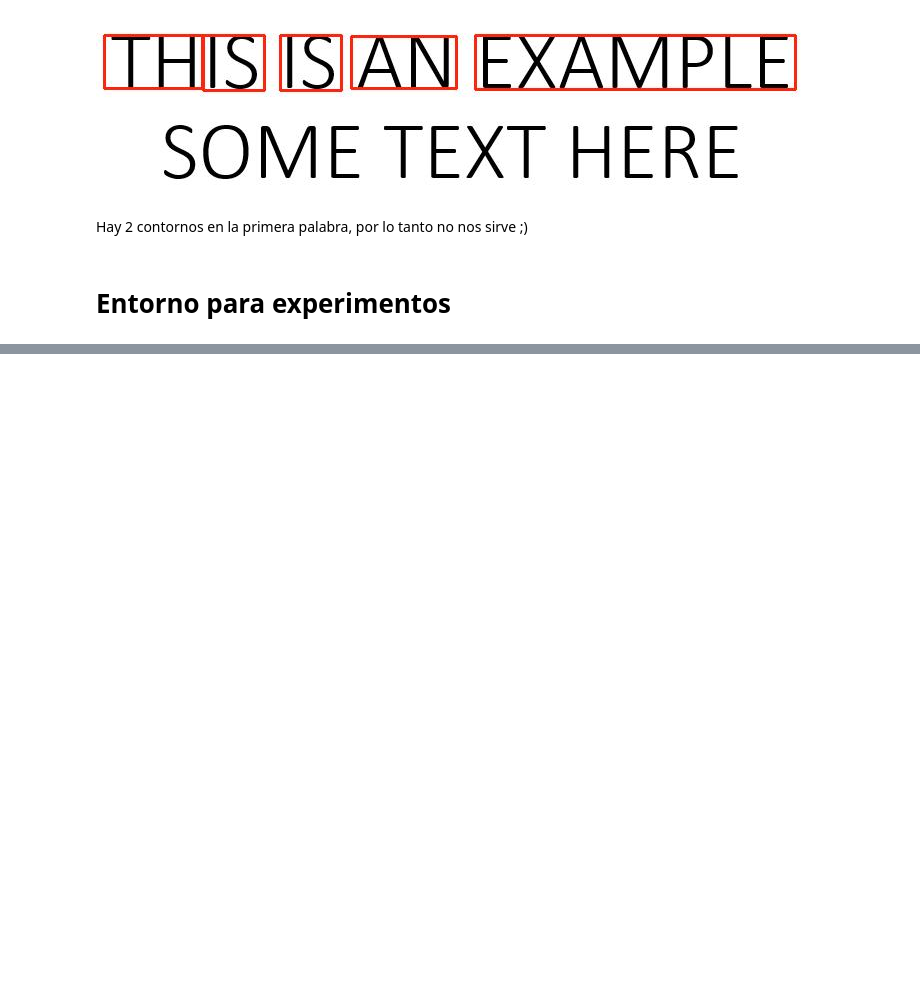
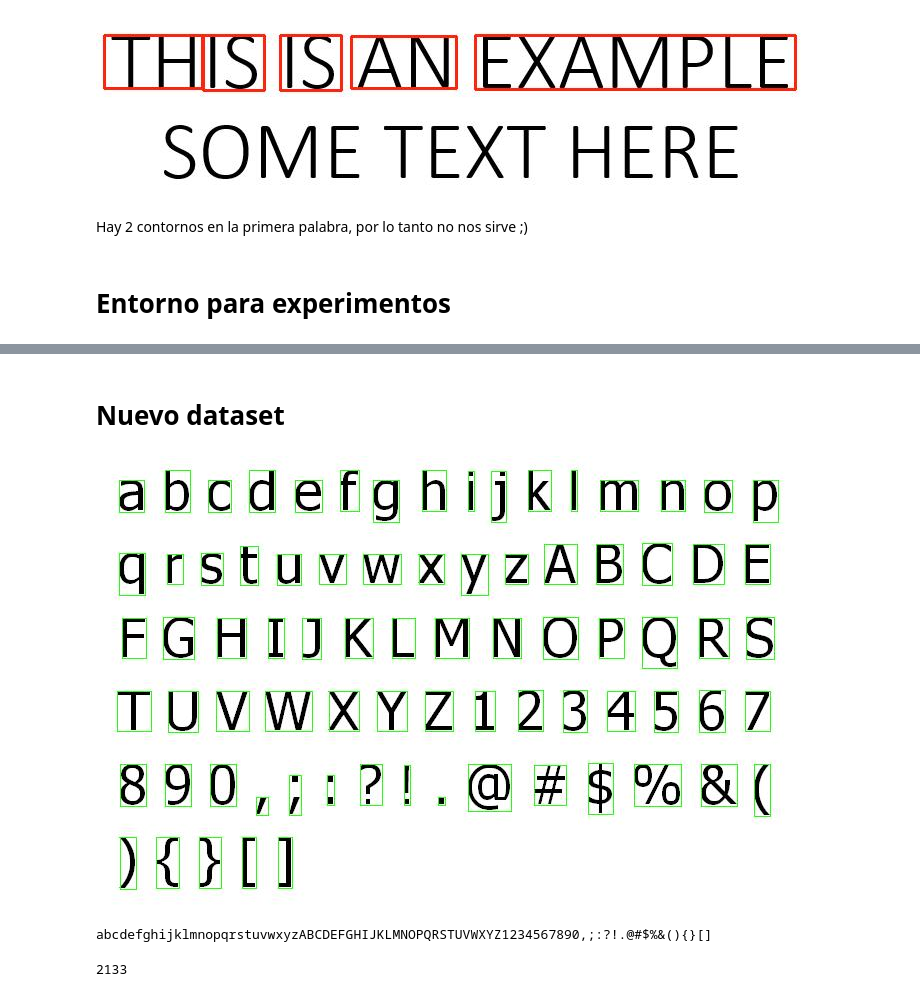
Before and after one commit to OscarRojasG/OCR, a Jupyter notebook: OCR.ipynb, the cells around one changed output, grey strips where cells are left out. Drawn from its saved outputs; the diff is of its cells as text; code cells hidden in the pictures; blank space fills up the shorter version.

```diff
--- a/OCR.ipynb
+++ b/OCR.ipynb
@@ -985,0 +982,17 @@ Perfecto :)
+# %% [markdown]
+# Nuevo dataset
+# %%
+complete_path = 'dataset/1.png'
+
+img, preimg = preprocessing_image(complete_path)
+contours = get_contours(preimg)
+draw_contours(img, contours, False, False, True)
+# %% [output]
+[figure, added]
+# %%
+import string
+
+chars = string.ascii_lowercase + string.ascii_uppercase + '1234567890,;:?!.@#$%&(){}[]'
+print(chars)
+# %% [output]
+abcdefghijklmnopqrstuvwxyzABCDEFGHIJKLMNOPQRSTUVWXYZ1234567890,;:?!.@#$%&(){}[]
@@ -985,0 +1066,5 @@ Perfecto :)
+# %%
+# 27 imágenes x 79 caracteres
+len(df)
+# %% [output]
+2133
```
Also changed, not shown: parts of 27 cells of this notebook.
